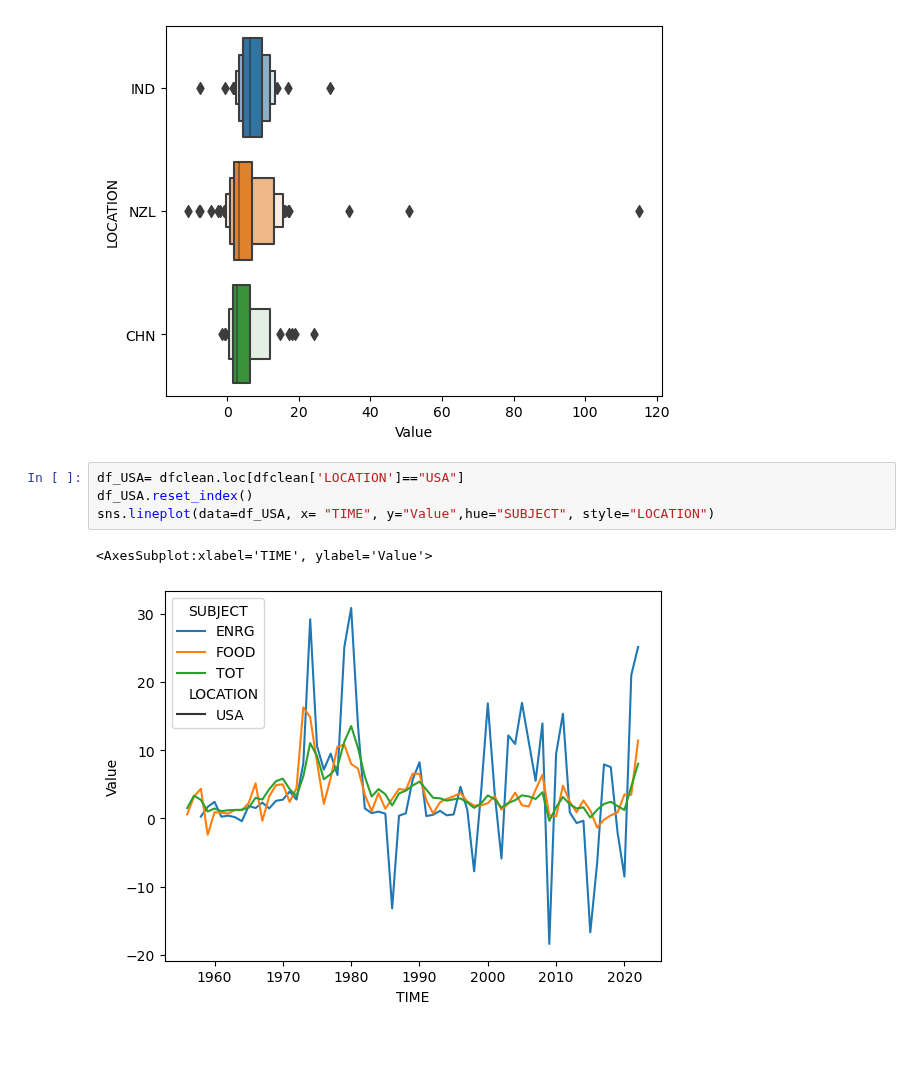
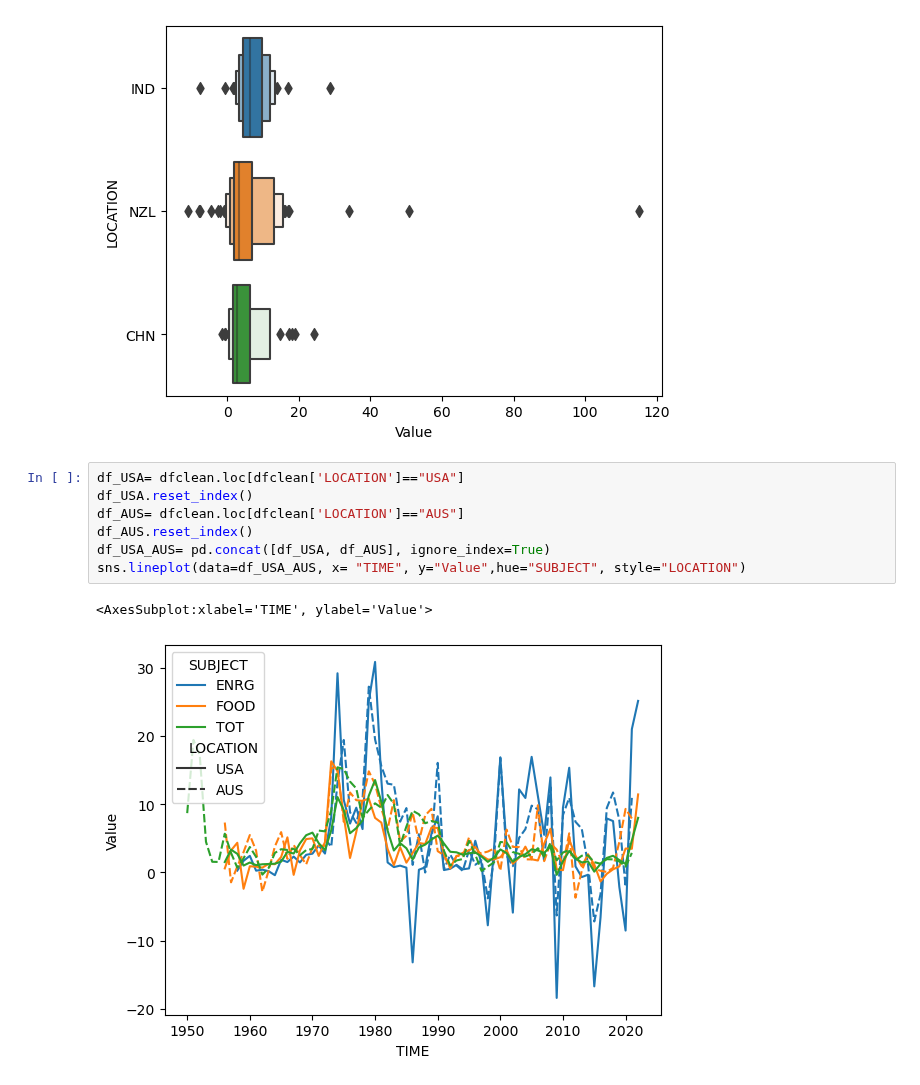
Before and after one commit to ubco-W2022T2-data301/project-group-group19, a Jupyter notebook: analysis/analysis1.ipynb, the cells around one changed output. Saved outputs shown, nothing was run; the diff lists cells and outputs as text; blank space fills up the shorter version.

```diff
--- a/analysis/analysis1.ipynb
+++ b/analysis/analysis1.ipynb
@@ -133,10 +133,13 @@ sns.boxenplot(data=df_tot_comp, x="Value", y="LOCATION", scale="linear")
 # %%
 df_USA= dfclean.loc[dfclean['LOCATION']=="USA"]
 df_USA.reset_index()
-sns.lineplot(data=df_USA, x= "TIME", y="Value",hue="SUBJECT", style="LOCATION")
+df_AUS= dfclean.loc[dfclean['LOCATION']=="AUS"]
+df_AUS.reset_index()
+df_USA_AUS= pd.concat([df_USA, df_AUS], ignore_index=True)
+sns.lineplot(data=df_USA_AUS, x= "TIME", y="Value",hue="SUBJECT", style="LOCATION")
 # %% [output]
 <AxesSubplot:xlabel='TIME', ylabel='Value'>
-[figure, old version]
+[figure, new version]
 # %% [markdown]
 ## Research question/interests
 
```
Also changed, not shown: parts of 1 cell of this notebook.
